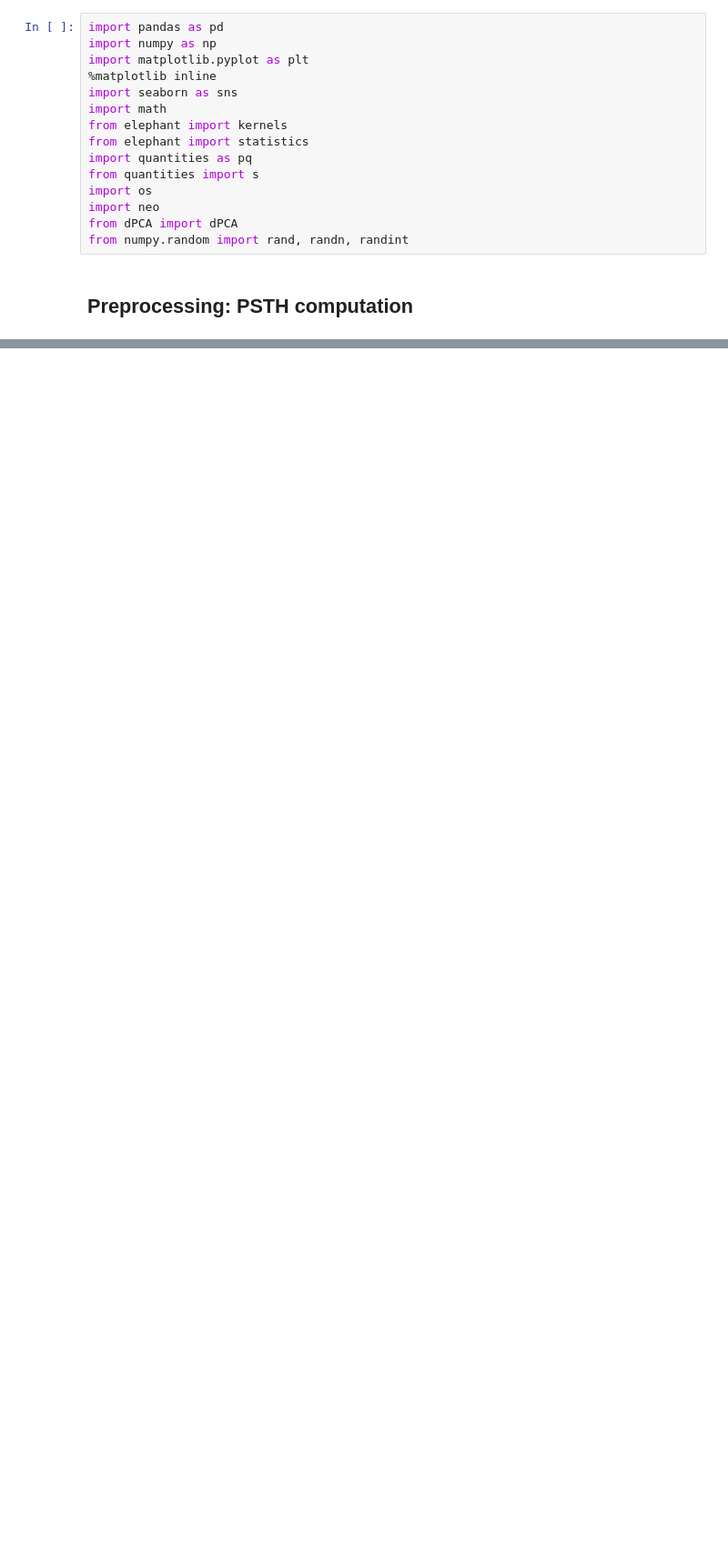
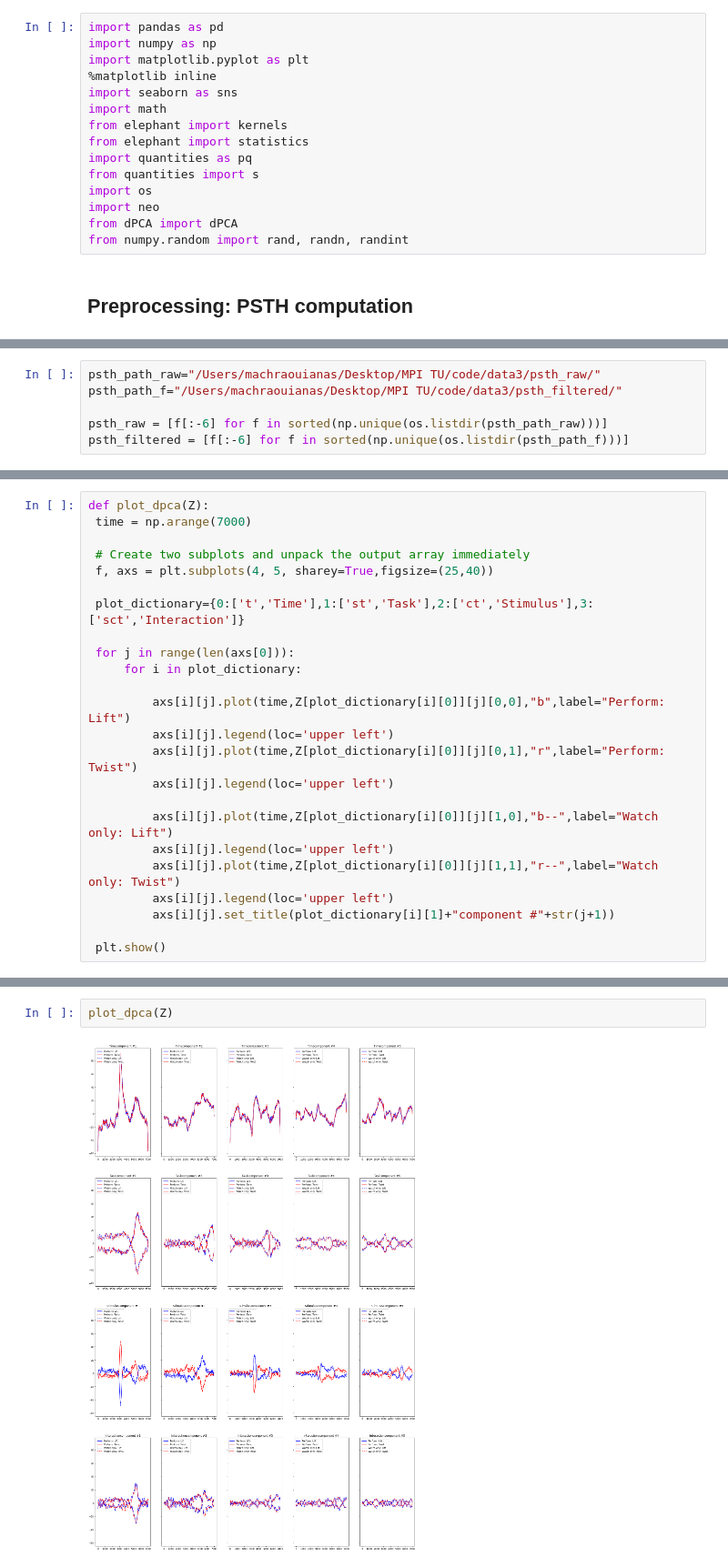
Before and after one commit to AnasMachraoui/Mirror-Neurons, a Jupyter notebook: mirror.ipynb, the cells around one changed output, grey strips where cells are left out. Shown at 91% size. Saved outputs shown, nothing was run; the diff lists cells and outputs as text; blank space fills up the shorter version.

```diff
--- a/mirror.ipynb
+++ b/mirror.ipynb
@@ -280,0 +96,6 @@ for index in a:
+# %%
+psth_path_raw="/Users/machraouianas/Desktop/MPI TU/code/data3/psth_raw/"
+psth_path_f="/Users/machraouianas/Desktop/MPI TU/code/data3/psth_filtered/"
+
+psth_raw = [f[:-6] for f in sorted(np.unique(os.listdir(psth_path_raw)))]
+psth_filtered = [f[:-6] for f in sorted(np.unique(os.listdir(psth_path_f)))]
@@ -280,0 +141,24 @@ for index in a:
+# %%
+def plot_dpca(Z):
+ time = np.arange(7000)
+
+ # Create two subplots and unpack the output array immediately
+ f, axs = plt.subplots(4, 5, sharey=True,figsize=(25,40))
+
+ plot_dictionary={0:['t','Time'],1:['st','Task'],2:['ct','Stimulus'],3:['sct','Interaction']}
+
+ for j in range(len(axs[0])):
+     for i in plot_dictionary:
+
+         axs[i][j].plot(time,Z[plot_dictionary[i][0]][j][0,0],"b",label="Perform: Lift")
+         axs[i][j].legend(loc='upper left')
+         axs[i][j].plot(time,Z[plot_dictionary[i][0]][j][0,1],"r",label="Perform: Twist")
+         axs[i][j].legend(loc='upper left')
+
+         axs[i][j].plot(time,Z[plot_dictionary[i][0]][j][1,0],"b--",label="Watch only: Lift")
+         axs[i][j].legend(loc='upper left')
+         axs[i][j].plot(time,Z[plot_dictionary[i][0]][j][1,1],"r--",label="Watch only: Twist")
+         axs[i][j].legend(loc='upper left')
+         axs[i][j].set_title(plot_dictionary[i][1]+"component #"+str(j+1))
+
+ plt.show()
@@ -280,0 +167,4 @@ for index in a:
+# %%
+plot_dpca(Z)
+# %% [output]
+[figure, added]
```
Also changed, not shown: parts of 63 cells of this notebook.
